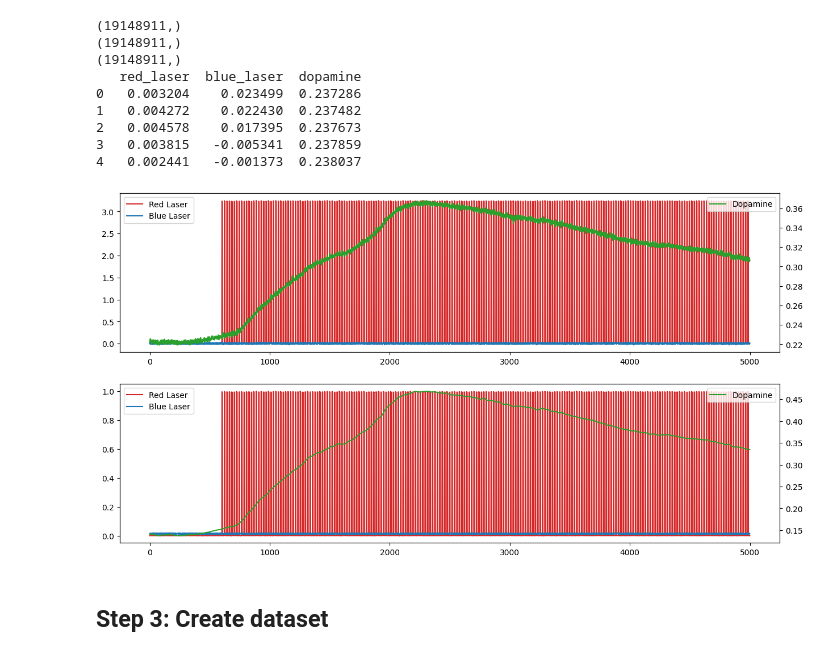
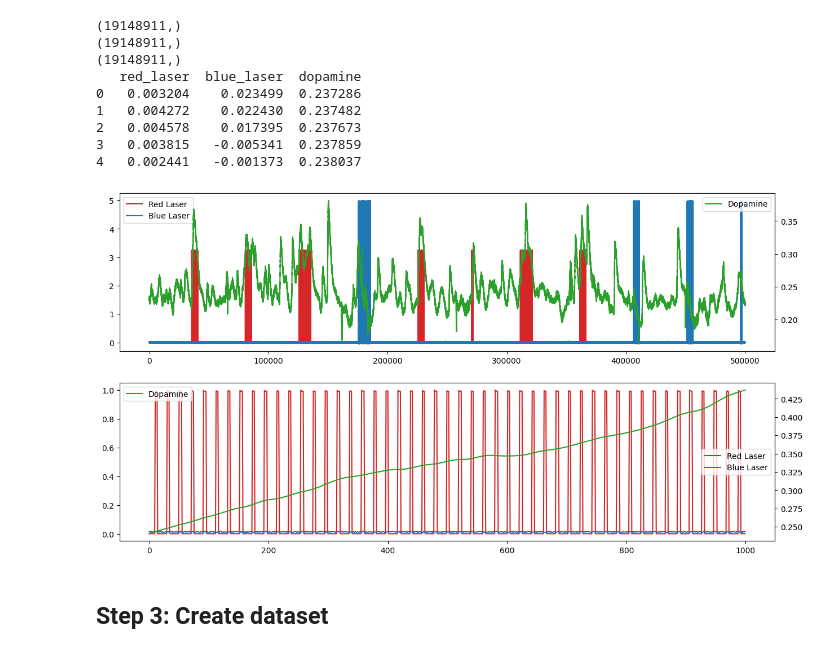
Before and after one commit to shunnnli/BrainClamp, a Jupyter notebook: rnn_model.ipynb, the cells around one changed output. Drawn from its saved outputs; the diff is of its cells as text; code cells hidden in the pictures.

```diff
--- a/rnn_model.ipynb
+++ b/rnn_model.ipynb
@@ -98,33 +99,35 @@ print(data.head())
 4   0.002441   -0.001373  0.238037
 # %%
 # Plot some data
-data_window_sec = (153.5,154) # 120-180 seconds
+# data_window_sec = (153.5,154) # 120-180 seconds
+data_window_sec = (150,200) # 120-180 seconds
 fig, axs = plt.subplots(2,1,figsize=(15, 8))
 
 # Raw data
 data_window = slice(int(data_window_sec[0]*Fs),int(data_window_sec[1]*Fs))
 # Plot in left axis
 axs[0].plot(red_laser_raw[data_window], label='Red Laser', color='tab:red')
 axs[0].plot(blue_laser_raw[data_window], label='Blue Laser', color='tab:blue')
 # Plot in right axis
 right_ax = axs[0].twinx()
 right_ax.plot(dopamine_raw[data_window], label='Dopamine', color='tab:green')
 axs[0].legend()
 right_ax.legend()
 
 # Downsampled & filtered
+data_window_sec = (153.6,153.7) # 120-180 seconds
 data_window = slice(int(data_window_sec[0]*targetFs),int(data_window_sec[1]*targetFs))
 # Plot in left axis
 axs[1].plot(scaled_data[data_window,0], label='Red Laser', color='tab:red')
 axs[1].plot(scaled_data[data_window,1], label='Blue Laser', color='tab:blue')
 # Plot in right axis
 right_ax = axs[1].twinx()
 right_ax.plot(scaled_data[data_window,2], label='Dopamine', color='tab:green')
 axs[1].legend()
 right_ax.legend()
 plt.show()
 # %% [output]
-[figure, old version]
+[figure, new version]
 # %% [markdown]
 ## Step 3: Create dataset
 # %%
```
Also changed, not shown: parts of 9 cells of this notebook.
